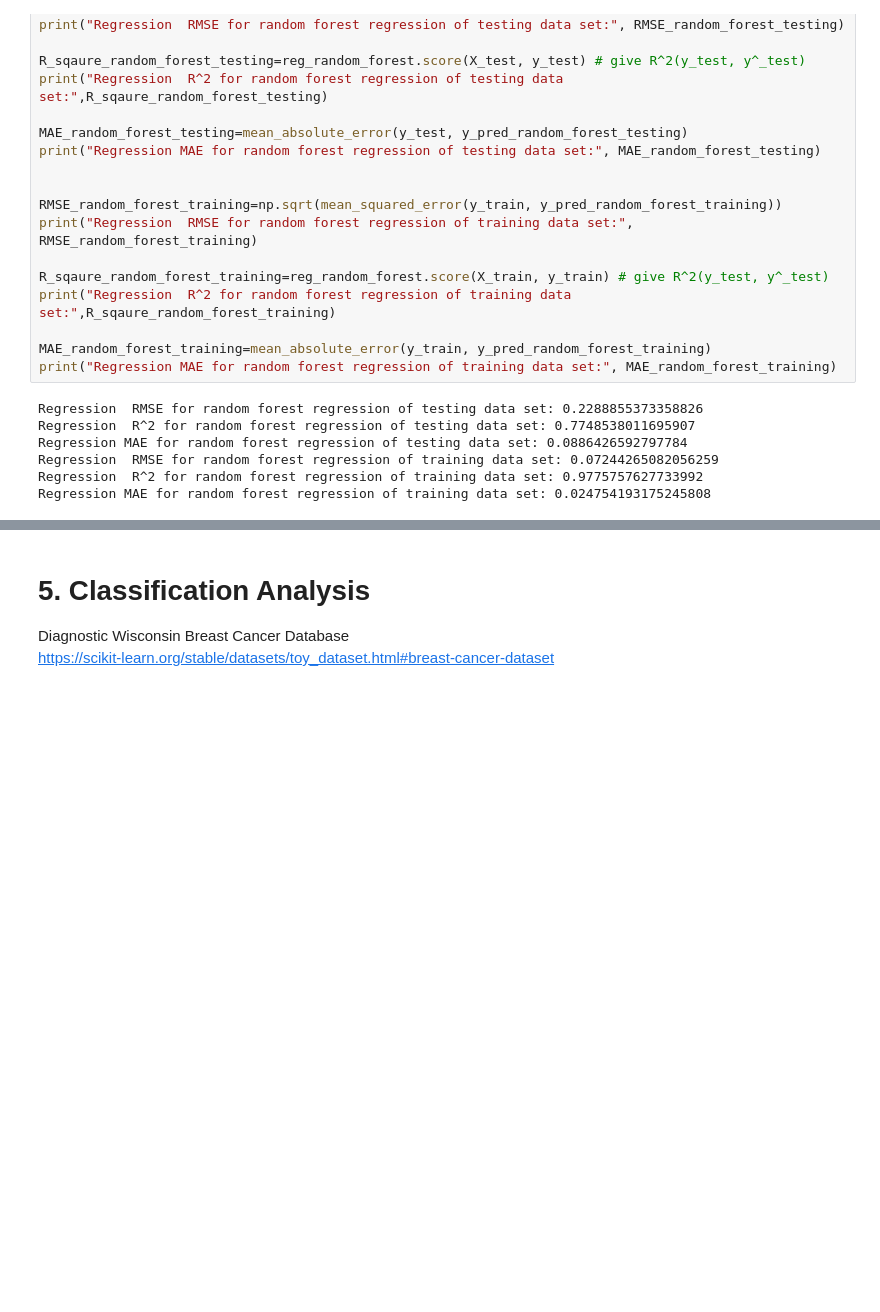
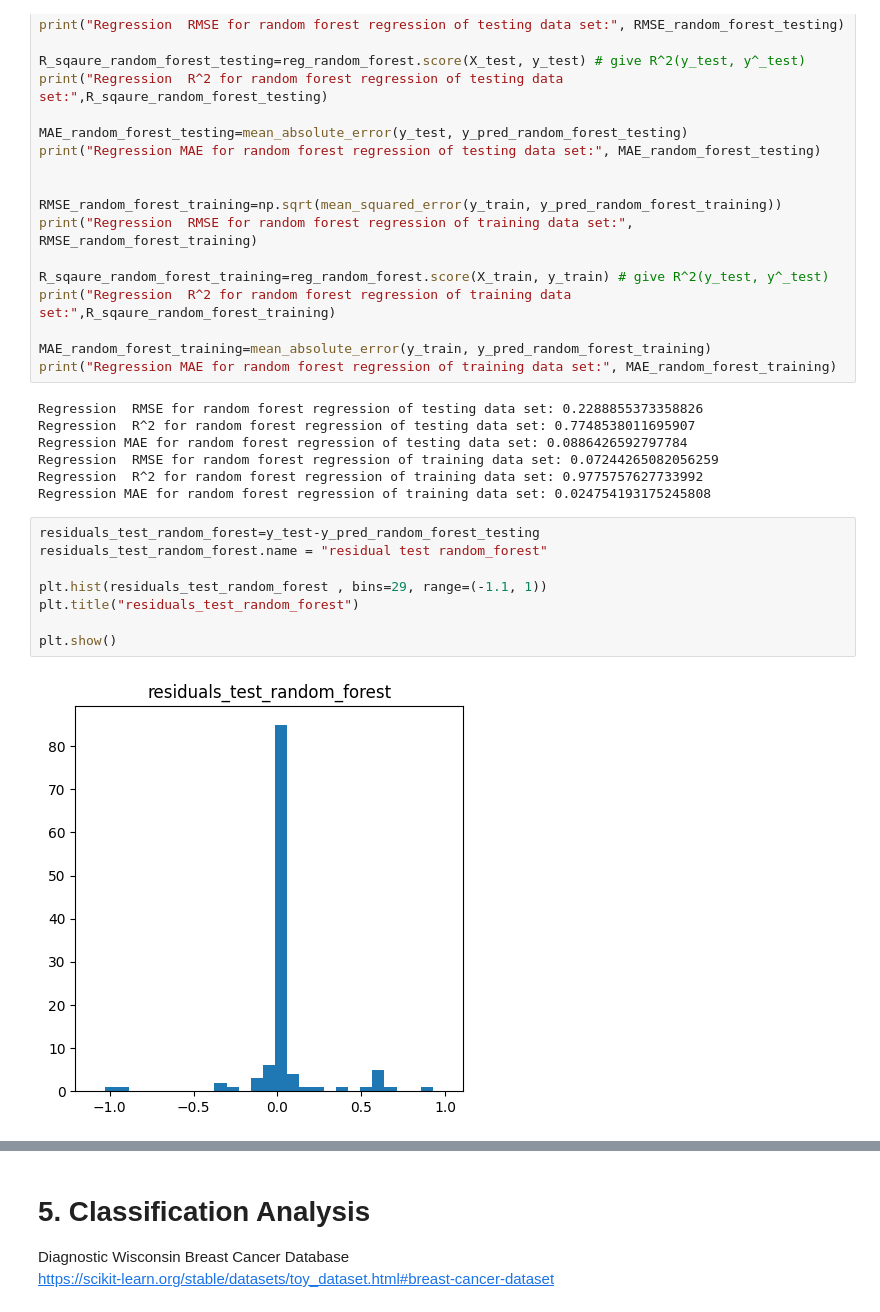
Before and after one commit to Yuyang-Yao/Math_-5750_Project1, a Jupyter notebook: project1.ipynb, the cells around one changed output, grey strips where cells are left out. Drawn from its saved outputs; the diff is of its cells as text; blank space fills up the shorter version.

```diff
--- a/project1.ipynb
+++ b/project1.ipynb
@@ -423,3 +422,13 @@ Regression MAE for random forest regression of testing data set: 0.0886426592797
 Regression  RMSE for random forest regression of training data set: 0.07244265082056259
 Regression  R^2 for random forest regression of training data set: 0.9775757627733992
 Regression MAE for random forest regression of training data set: 0.024754193175245808
+# %%
+residuals_test_random_forest=y_test-y_pred_random_forest_testing
+residuals_test_random_forest.name = "residual test random_forest"
+
+plt.hist(residuals_test_random_forest , bins=29, range=(-1.1, 1))
+plt.title("residuals_test_random_forest")
+
+plt.show()
+# %% [output]
+[figure, added]
```
Also changed, not shown: parts of 8 cells of this notebook.
